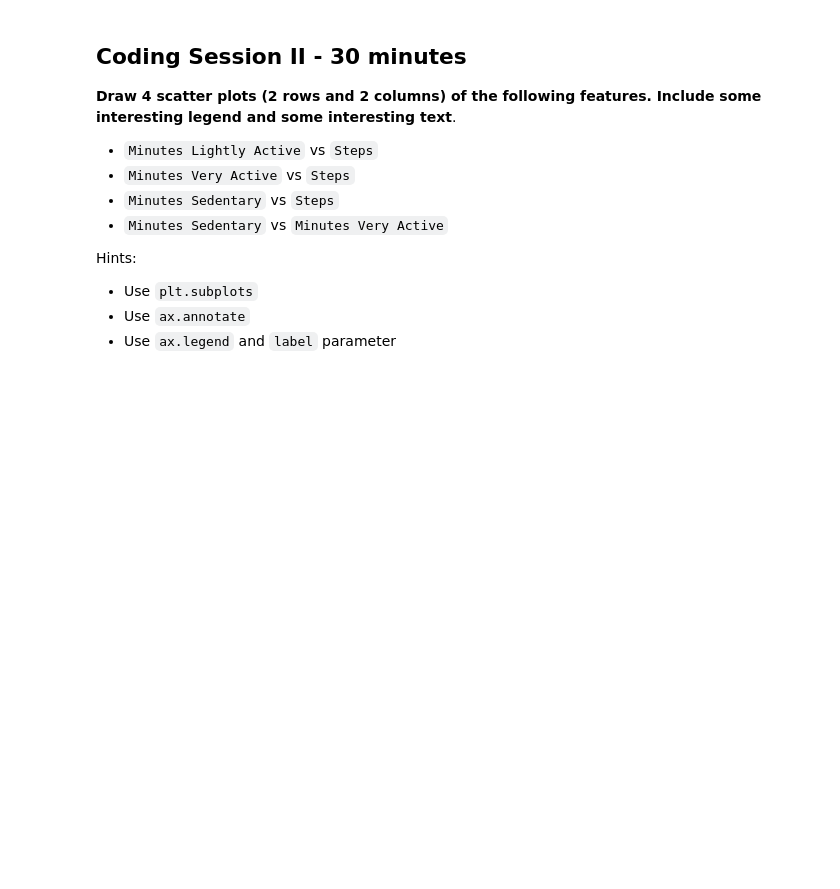
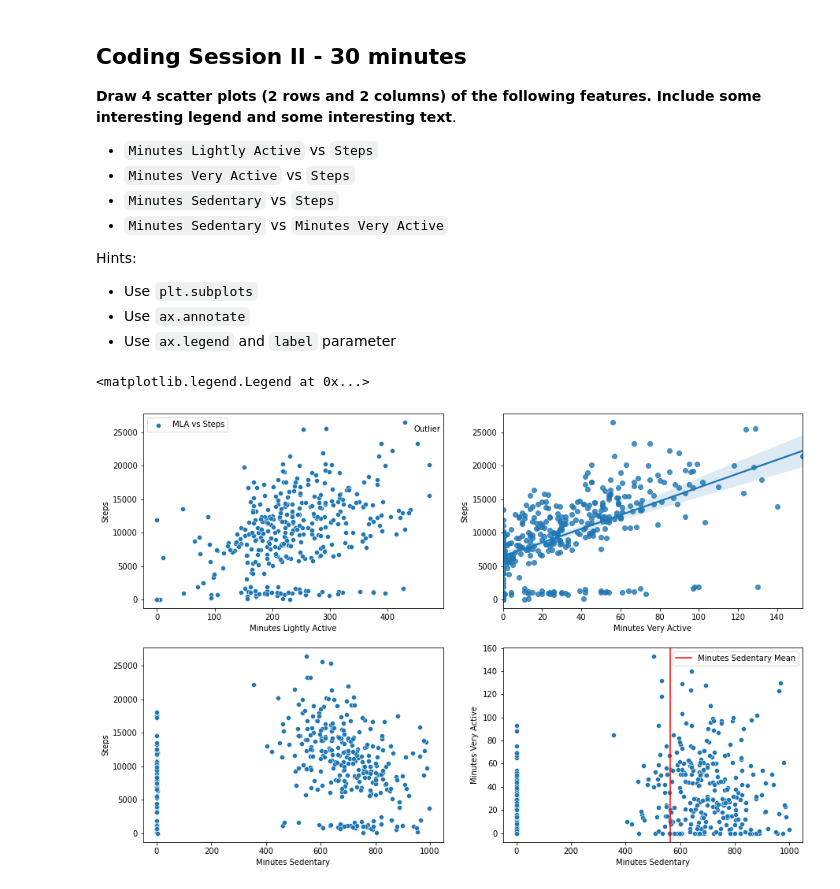
Before and after one commit to Ironhack-Data-Madrid-Marzo-2021/lab-visualization-extra, a Jupyter notebook: our_code.ipynb, the cells around one changed output. Drawn from its saved outputs; the diff is of its cells as text; code cells hidden in the pictures; blank space fills up the shorter version.

```diff
--- a/our_code.ipynb
+++ b/our_code.ipynb
@@ -70,0 +131,13 @@ Hints:
+# %%
+# Driver 2 enter codes here
+fig, axs = plt.subplots(nrows=2, ncols=2, figsize=(15, 10))
+sns.scatterplot(x="Minutes Lightly Active", y="Steps", label="MLA vs Steps", ax= axs[0,0], data=fitbit)
+sns.regplot(x="Minutes Very Active", y="Steps", ax=axs[0,1], data=fitbit)
+sns.scatterplot(x="Minutes Sedentary", y="Steps", ax=axs[1,0], data=fitbit)
+sns.scatterplot(x="Minutes Sedentary", y="Minutes Very Active", ax=axs[1,1], data=fitbit)
+axs[0,0].annotate("Outlier", xy=(445,25090))
+axs[1,1].axvline(fitbit["Minutes Sedentary"].mean(), c="r", label="Minutes Sedentary Mean")
+axs[1,1].legend()
+# %% [output]
+<matplotlib.legend.Legend at 0x...>
+[figure, added]
```
Also changed, not shown: parts of 8 cells of this notebook.
